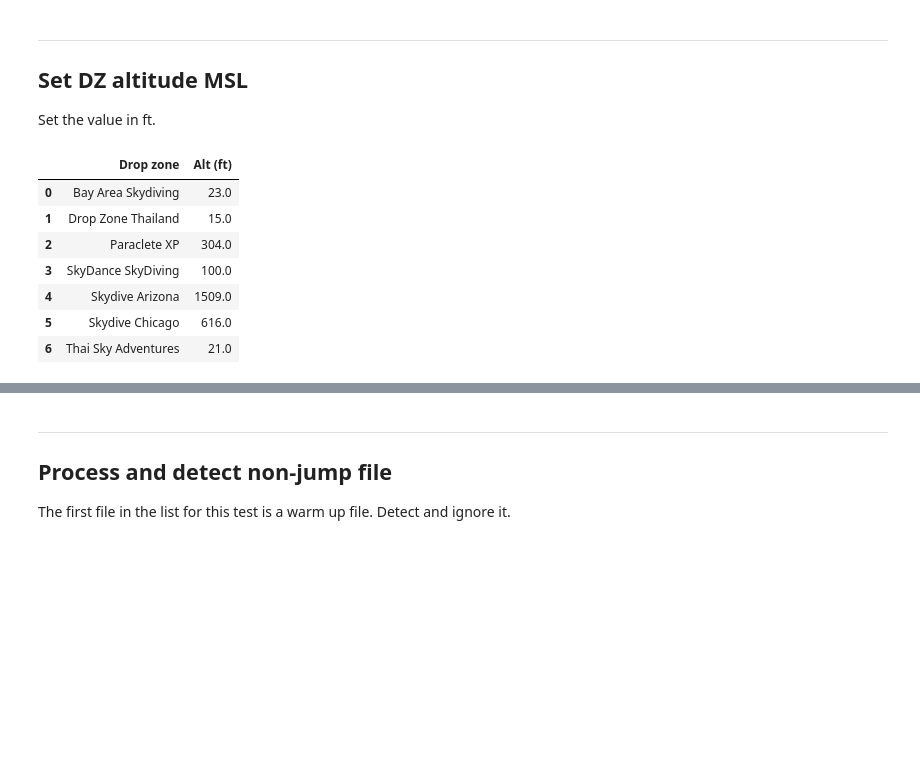
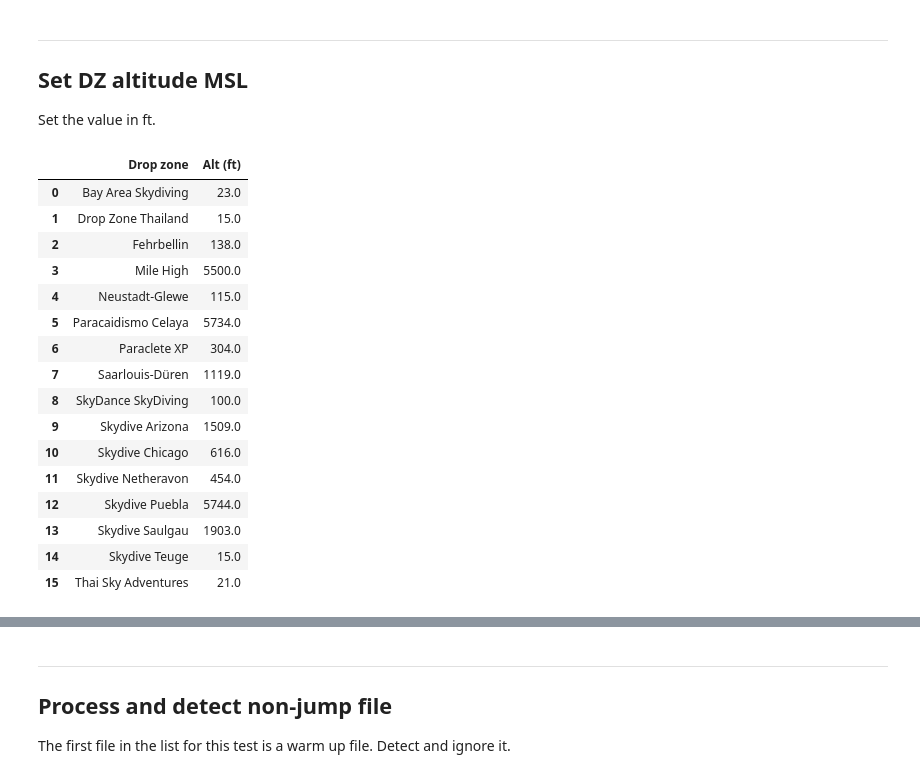
Before and after one commit to pr3d4t0r/SSScoring, a Jupyter notebook: proto-app-04-bulk-processor.ipynb, the cells around one changed output, grey strips where cells are left out. Cells and saved outputs as stored; diff of their text form; code cells hidden in the pictures; blank space fills up the shorter version.

```diff
--- a/proto-app-04-bulk-processor.ipynb
+++ b/proto-app-04-bulk-processor.ipynb
@@ -41,37 +39,65 @@ from ssscoring.notebook import initializePlot
 
 Set the value in ft.
 # %%
+
 dropZones = {
     'Drop zone': [
         'Bay Area Skydiving',
         'Drop Zone Thailand',
+        'Fehrbellin',
+        'Mile High',
+        'Neustadt-Glewe',
+        'Paracaidismo Celaya',
         'Paraclete XP',
+        'Saarlouis-Düren',
         'SkyDance SkyDiving',
         'Skydive Arizona',
         'Skydive Chicago',
+        'Skydive Netheravon',
+        'Skydive Puebla',
+        'Skydive Saulgau',
+        'Skydive Teuge',
         'Thai Sky Adventures',
     ],
     'Alt (ft)': [
         23.0,
         15.0,
+        138.0,
+        5500.0,
+        115.0,
+        5734.0,
         304.0,
+        1119.0,
         100.0,
         1509.0,
         616.0,
+        454.0,
+        5744.0,
+        1903.0,
+        15.0,
         21.0,
     ],
 }
 
 pd.DataFrame(dropZones, columns=[ 'Drop zone', 'Alt (ft)', ])
 # %% [output]
 |  | Drop zone | Alt (ft) |
 | 0 | Bay Area Skydiving | 23.0 |
 | 1 | Drop Zone Thailand | 15.0 |
-| 2 | Paraclete XP | 304.0 |
-| 3 | SkyDance SkyDiving | 100.0 |
-| 4 | Skydive Arizona | 1509.0 |
-| 5 | Skydive Chicago | 616.0 |
-| 6 | Thai Sky Adventures | 21.0 |
+| 2 | Fehrbellin | 138.0 |
+| 3 | Mile High | 5500.0 |
+| 4 | Neustadt-Glewe | 115.0 |
+| 5 | Paracaidismo Celaya | 5734.0 |
+| 6 | Paraclete XP | 304.0 |
+| 7 | Saarlouis-Düren | 1119.0 |
+| 8 | SkyDance SkyDiving | 100.0 |
+| 9 | Skydive Arizona | 1509.0 |
+| 10 | Skydive Chicago | 616.0 |
+| 11 | Skydive Netheravon | 454.0 |
+| 12 | Skydive Puebla | 5744.0 |
+| 13 | Skydive Saulgau | 1903.0 |
+| 14 | Skydive Teuge | 15.0 |
+| 15 | Thai Sky Adventures | 21.0 |
 # %%
 dropZoneAltMSL = 1509.0
 ignoreBaseline = True
```
Also changed, not shown: parts of 2 cells of this notebook, 18 other files.
